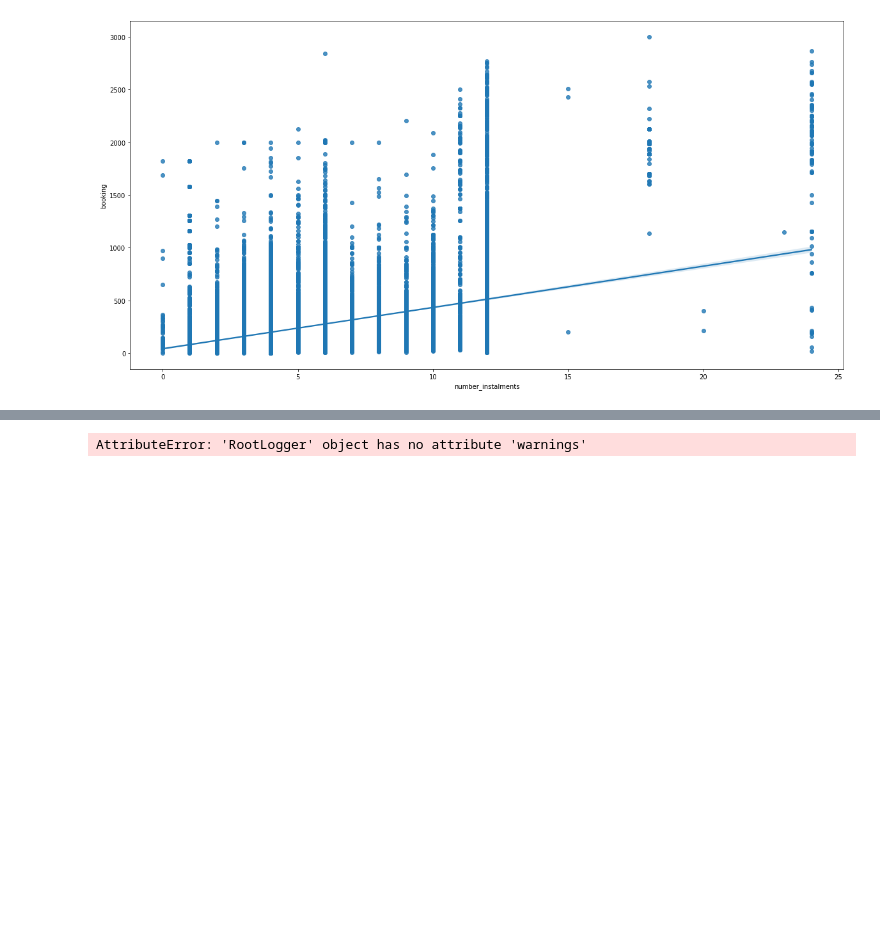
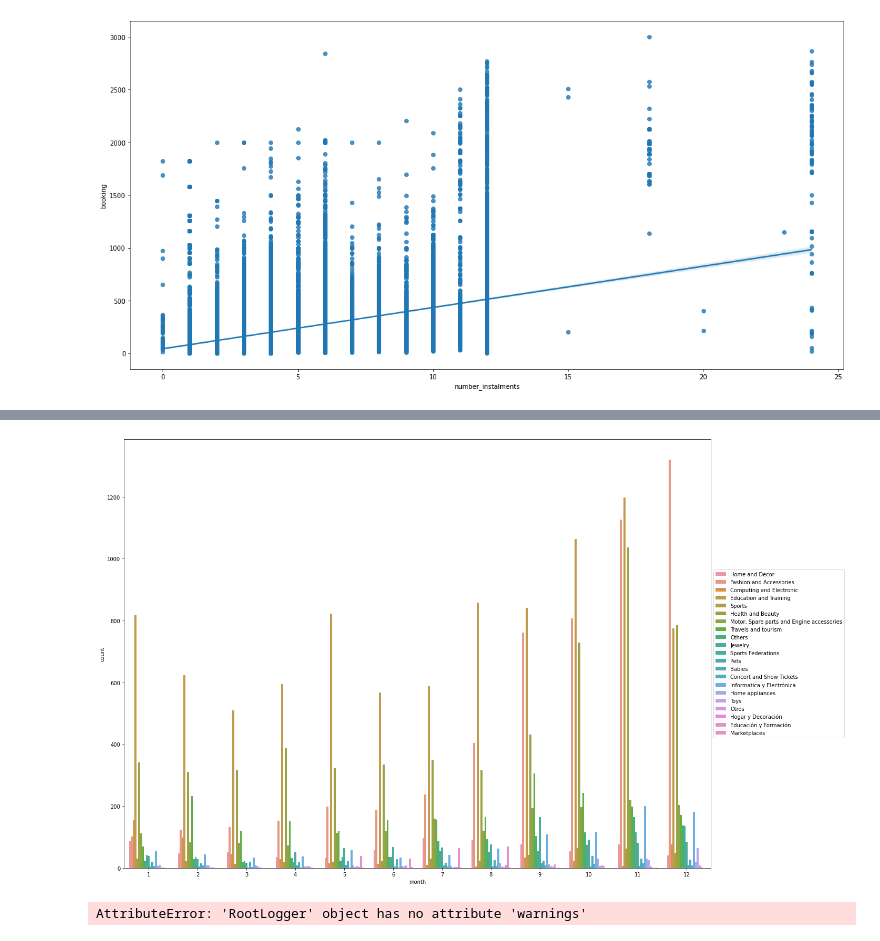
Before and after one commit to marcusRB/The_Bridge_DataScience_PT_ALUMNI_feb22, a Jupyter notebook: 99_CHALLENGES/01_Challenge_DataAnalysis_SQL/01_[Challenge]_DataAnalysis.ipynb, the cells around one changed output, grey strips where cells are left out. Cells and saved outputs as stored; diff of their text form; code cells hidden in the pictures; blank space fills up the shorter version.

```diff
--- a/99_CHALLENGES/01_Challenge_DataAnalysis_SQL/01_[Challenge]_DataAnalysis.ipynb
+++ b/99_CHALLENGES/01_Challenge_DataAnalysis_SQL/01_[Challenge]_DataAnalysis.ipynb
@@ -276,3 +291,11 @@ df.set_index('created', inplace=True)
+# %%
+# ¿Y el volumen de créditos concedidos?
+plt.figure(figsize=(20,15), facecolor='w')
+sns.countplot(x='month', data=df_2018, hue='industry_code')
+plt.legend(tabla_industry.industry_name.value_counts().index, bbox_to_anchor=(1, 0.5), loc='center left')
+plt.show()
+# %% [output]
+[figure, added]
 # %%
 # INSIGHTS
 # %%
```
Also changed, not shown: parts of 11 cells of this notebook, 1 other file.
